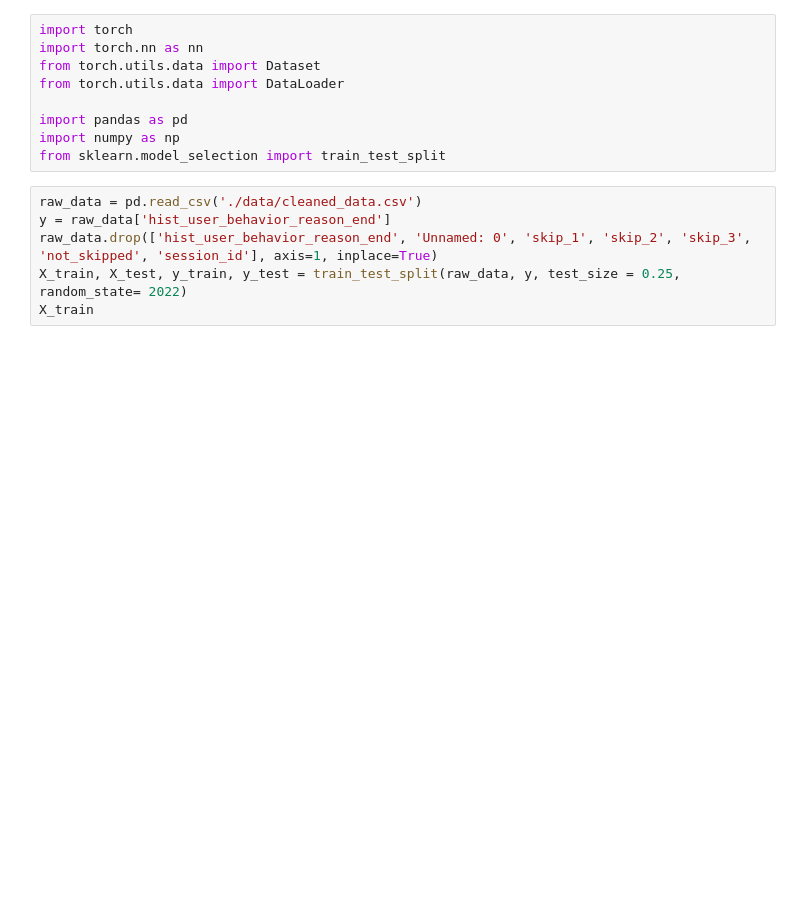
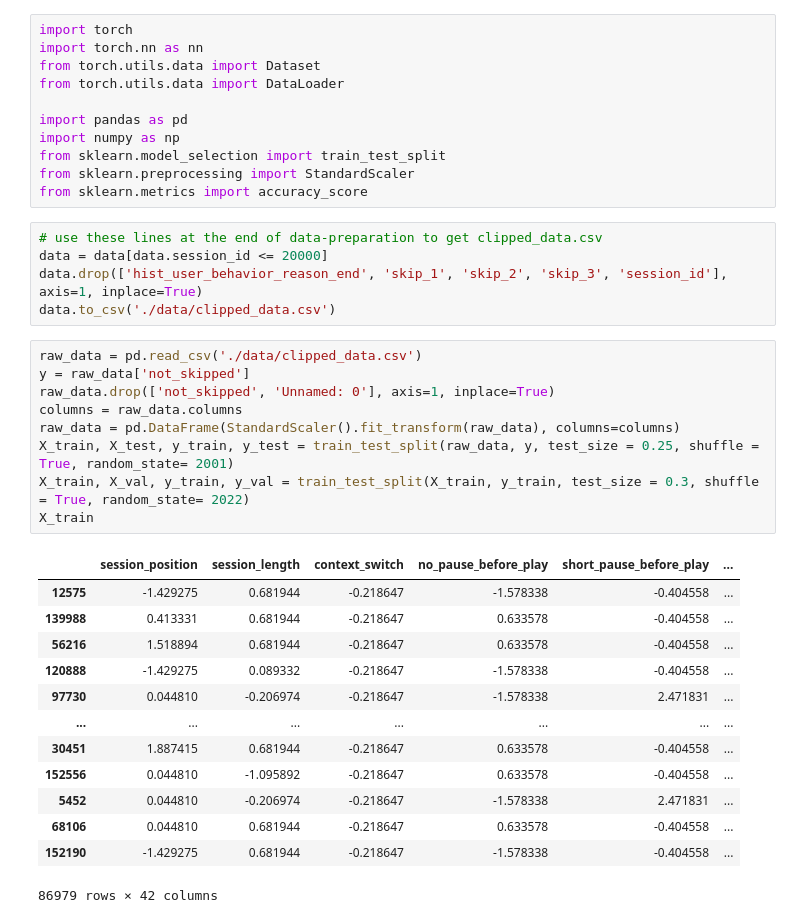
Before and after one commit to liampav3/spotify-skip, a Jupyter notebook: Feed_forward.ipynb, the cells around one changed output. Cells and saved outputs as stored; diff of their text form; blank space fills up the shorter version.

```diff
--- a/Feed_forward.ipynb
+++ b/Feed_forward.ipynb
@@ -7,9 +7,33 @@ from torch.utils.data import DataLoader
 import pandas as pd
 import numpy as np
 from sklearn.model_selection import train_test_split
+from sklearn.preprocessing import StandardScaler
+from sklearn.metrics import accuracy_score
+# %%
+# use these lines at the end of data-preparation to get clipped_data.csv
+data = data[data.session_id <= 20000]
+data.drop(['hist_user_behavior_reason_end', 'skip_1', 'skip_2', 'skip_3', 'session_id'], axis=1, inplace=True)
+data.to_csv('./data/clipped_data.csv')
 # %%
-raw_data = pd.read_csv('./data/cleaned_data.csv')
-y = raw_data['hist_user_behavior_reason_end']
-raw_data.drop(['hist_user_behavior_reason_end', 'Unnamed: 0', 'skip_1', 'skip_2', 'skip_3', 'not_skipped', 'session_id'], axis=1, inplace=True)
-X_train, X_test, y_train, y_test = train_test_split(raw_data, y, test_size = 0.25, random_state= 2022)
+raw_data = pd.read_csv('./data/clipped_data.csv')
+y = raw_data['not_skipped']
+raw_data.drop(['not_skipped', 'Unnamed: 0'], axis=1, inplace=True)
+columns = raw_data.columns
+raw_data = pd.DataFrame(StandardScaler().fit_transform(raw_data), columns=columns)
+X_train, X_test, y_train, y_test = train_test_split(raw_data, y, test_size = 0.25, shuffle = True, random_state= 2001)
+X_train, X_val, y_train, y_val = train_test_split(X_train, y_train, test_size = 0.3, shuffle = True, random_state= 2022)
 X_train
+# %% [output]
+|  | session_position | session_length | context_switch | no_pause_before_play | short_pause_before_play | ... |
+| 12575 | -1.429275 | 0.681944 | -0.218647 | -1.578338 | -0.404558 | ... |
+| 139988 | 0.413331 | 0.681944 | -0.218647 | 0.633578 | -0.404558 | ... |
+| 56216 | 1.518894 | 0.681944 | -0.218647 | 0.633578 | -0.404558 | ... |
+| 120888 | -1.429275 | 0.089332 | -0.218647 | -1.578338 | -0.404558 | ... |
+| 97730 | 0.044810 | -0.206974 | -0.218647 | -1.578338 | 2.471831 | ... |
+| ... | ... | ... | ... | ... | ... | ... |
+| 30451 | 1.887415 | 0.681944 | -0.218647 | 0.633578 | -0.404558 | ... |
+| 152556 | 0.044810 | -1.095892 | -0.218647 | 0.633578 | -0.404558 | ... |
+| 5452 | 0.044810 | -0.206974 | -0.218647 | -1.578338 | 2.471831 | ... |
+| 68106 | 0.044810 | 0.681944 | -0.218647 | 0.633578 | -0.404558 | ... |
+| 152190 | -1.429275 | 0.681944 | -0.218647 | -1.578338 | -0.404558 | ... |
+86979 rows × 42 columns
```
Also changed, not shown: parts of 18 cells of this notebook.
